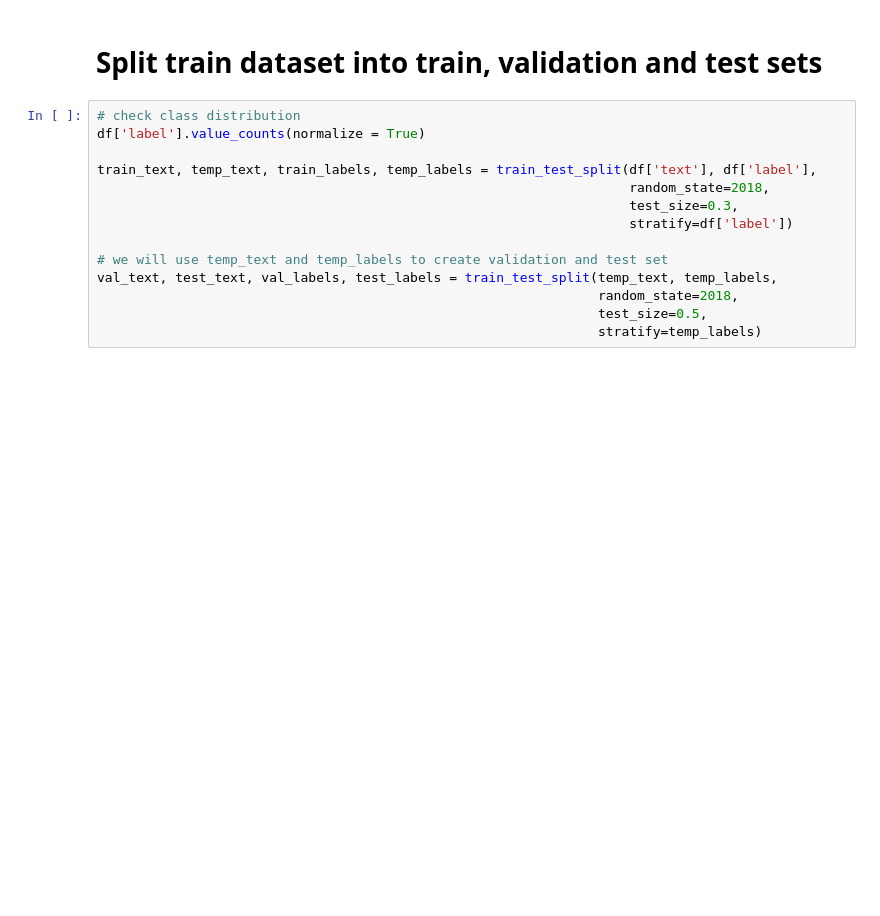
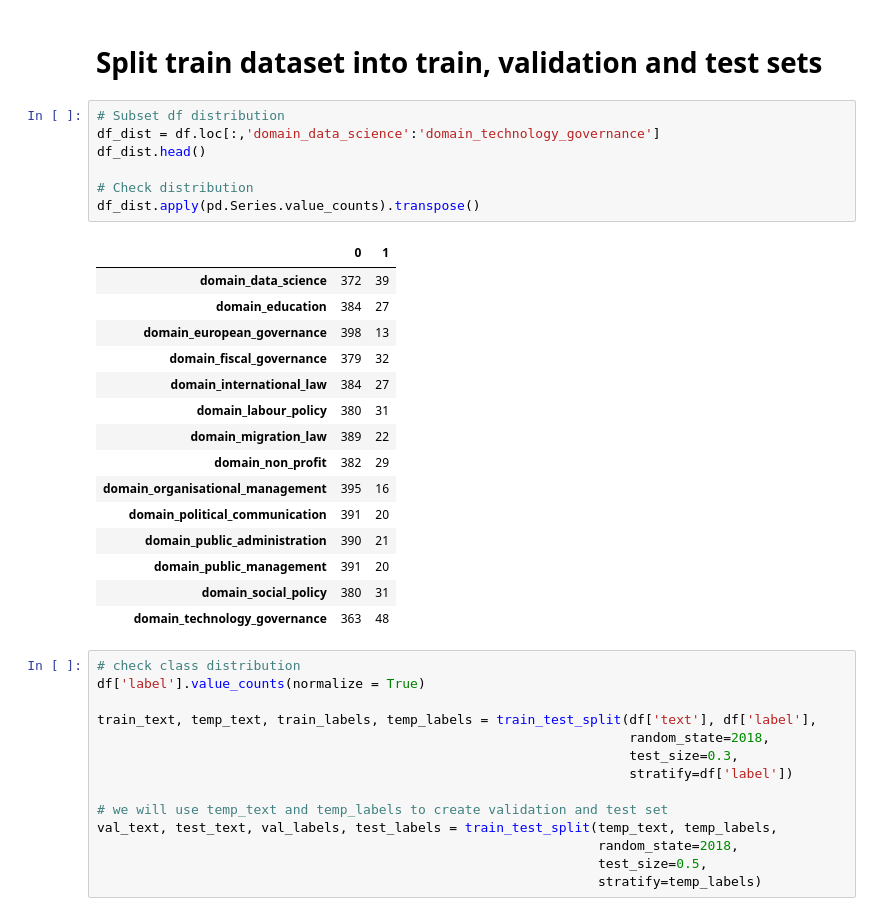
Before and after one commit to esnue/ThesisAllocationSystem, a Jupyter notebook: model.ipynb, the cells around one changed output. Cells and saved outputs as stored; diff of their text form; blank space fills up the shorter version.

Commit message:
check distribution of current label classification train dat

```diff
--- a/model.ipynb
+++ b/model.ipynb
@@ -50,5 +55,28 @@ df.shape
 # %% [markdown]
 # Split train dataset into train, validation and test sets
+# %%
+# Subset df distribution
+df_dist = df.loc[:,'domain_data_science':'domain_technology_governance']
+df_dist.head()
+
+# Check distribution
+df_dist.apply(pd.Series.value_counts).transpose()
+# %% [output]
+|  | 0 | 1 |
+| domain_data_science | 372 | 39 |
+| domain_education | 384 | 27 |
+| domain_european_governance | 398 | 13 |
+| domain_fiscal_governance | 379 | 32 |
+| domain_international_law | 384 | 27 |
+| domain_labour_policy | 380 | 31 |
+| domain_migration_law | 389 | 22 |
+| domain_non_profit | 382 | 29 |
+| domain_organisational_management | 395 | 16 |
+| domain_political_communication | 391 | 20 |
+| domain_public_administration | 390 | 21 |
+| domain_public_management | 391 | 20 |
+| domain_social_policy | 380 | 31 |
+| domain_technology_governance | 363 | 48 |
 # %%
 # check class distribution
 df['label'].value_counts(normalize = True)
```
Also changed, not shown: parts of 1 cell of this notebook.
